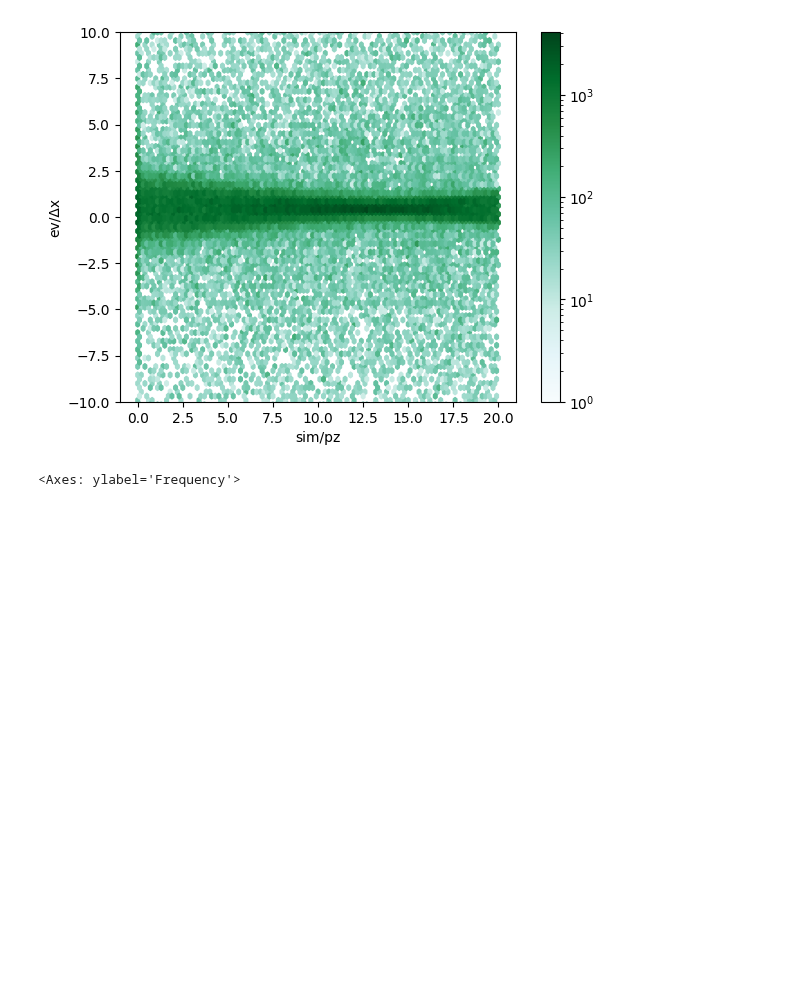
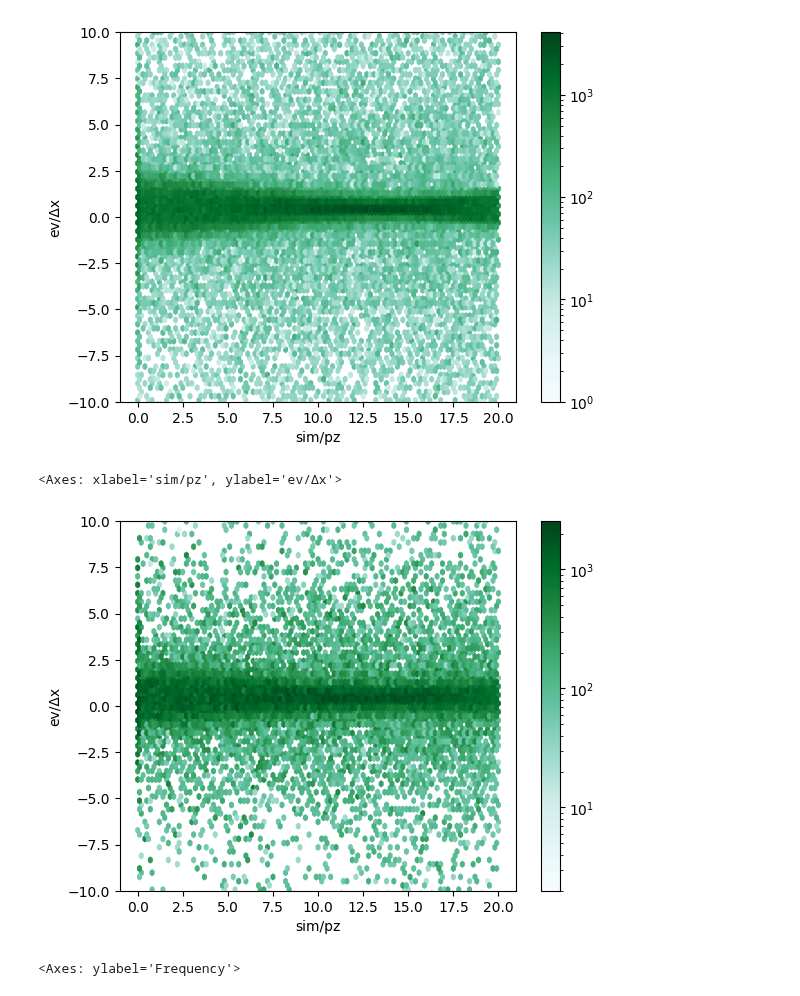
Before and after one commit to TsvikiHirsh/G4LumaCam, a Jupyter notebook: notebooks/read_merge_results.ipynb, the cells around one changed output. Cells and saved outputs as stored; diff of their text form; code cells hidden in the pictures; blank space fills up the shorter version.

```diff
--- a/notebooks/read_merge_results.ipynb
+++ b/notebooks/read_merge_results.ipynb
@@ -32,6 +32,11 @@ inf.plot.hexbin(x="sim/pz",y="ev/Δx",bins="log",ylim=(-10,10),gridsize=(100,500
 # %% [output]
 <Axes: xlabel='sim/pz', ylabel='ev/Δx'>
 [figure]
+# %%
+oof.plot.hexbin(x="sim/pz",y="ev/Δx",bins="log",ylim=(-10,10),gridsize=(100,500))
+# %% [output]
+<Axes: xlabel='sim/pz', ylabel='ev/Δx'>
+[figure, added]
 # %%
 oof.plot.hist(y="sim/parentEnergy",bins=arange(0,0.1,0.01),histtype="step")
 # %% [output]
```
Also changed, not shown: parts of 1 cell of this notebook.
